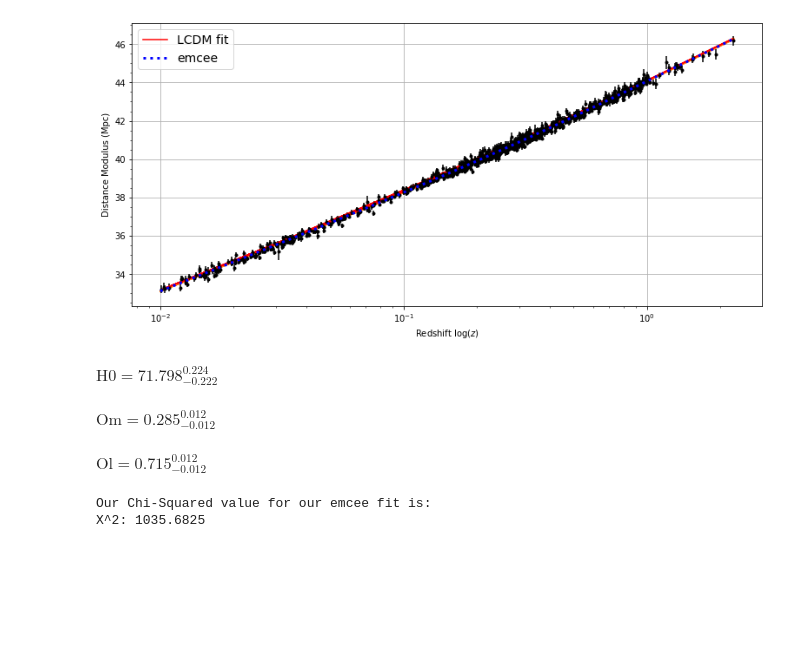
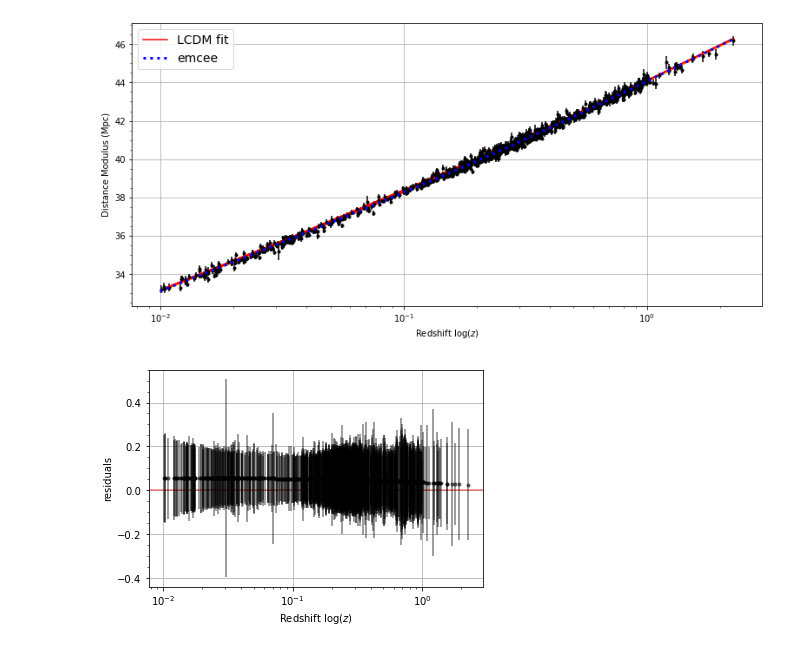
Before and after one commit to paytie/School-Projects, a Jupyter notebook: ASTR 403/Emcee fit.ipynb, the cells around one changed output. Cells and saved outputs as stored; diff of their text form; code cells hidden in the pictures; blank space fills up the shorter version.

```diff
--- a/ASTR 403/Emcee fit.ipynb
+++ b/ASTR 403/Emcee fit.ipynb
@@ -67,7 +69,7 @@ plt.show()
 # %%
-# defining a distance modulus equation that includes the choice between a flat and none flat universe
+# defining a distance modulus equation using astropy
 
-def distance_modulus_LCDM(x, H0, Om, Flat = True):
+def distance_modulus_LCDM(x, H0, Om):
     '''
     x: Redshift array
     H0: Hubble Constant, must be in km/sec/MPC
@@ -78,14 +80,7 @@ def distance_modulus_LCDM(x, H0, Om, Flat = True):
     '''
     from astropy.cosmology import LambdaCDM, FlatLambdaCDM
 
-    if Flat == True:
-        # creating the LCDM model for Flat Universe
-        cosmo = FlatLambdaCDM(H0=H0, Om0=Om)
-
-
-    if Flat == False:
-        # creating the LCDM model for Non-Flat Universe
-        cosmo = LambdaCDM(H0=H0, Om0=Om, Od0=0)
+    cosmo = FlatLambdaCDM(H0=H0, Om0=Om)
 
     # finding distance modulus
     dist_mod = cosmo.distmod(x).value
@@ -277,35 +274,21 @@ plt.xlabel('Redshift $\log(z)$')
 plt.savefig('lcdm_emcee_fit.png')
 # %% [output]
 [figure]
-# %%
-from IPython.display import display, Math
-
-# Printing out H0 and Omega_M
-for i in range(ndim):
-    mcmc = np.percentile(flat_samples[:, i], [16, 50, 84])
-    q = np.diff(mcmc)
-    txt = "\mathrm{{{3}}} = {0:.3f}_{{-{1:.3f}}}^{{{2:.3f}}}"
-    txt = txt.format(mcmc[1], q[0], q[1], labels[i])
-    display(Math(txt))
-
-# Printing out Omega_Lambda
-mcmc = np.percentile(flat_samples[:, 1], [16, 50, 84])
-q = np.diff(mcmc)
-txt = "\mathrm{{{3}}} = {0:.3f}_{{-{1:.3f}}}^{{{2:.3f}}}"
-txt = txt.format(1-mcmc[1], q[0], q[1], 'Ol')
-display(Math(txt))
-
-
-# finding our chi-squared value
-H0_emcee = np.percentile(flat_samples[:, 0], [50])
-Om_emcee = np.percentile(flat_samples[:, 1], [50])
-
-emcee_chi = chi_squared(distance_modulus_LCDM, y, yerr, [zcmb, H0_emcee[0], Om_emcee])
-print('\nOur Chi-Squared value for our emcee fit is:')
-print('X^2:',round(emcee_chi,4))
-# %% [output]
-$\displaystyle \mathrm{H0} = 71.798_{-0.222}^{0.224}$
-$\displaystyle \mathrm{Om} = 0.285_{-0.012}^{0.012}$
-$\displaystyle \mathrm{Ol} = 0.715_{-0.012}^{0.012}$
-Our Chi-Squared value for our emcee fit is:
-X^2: 1035.6825
+# %%
+# plotting the residuals when compared to the original data
+
+# finding the residuals
+r = distance_modulus_LCDM(x, H0, Om) - distance_modulus_LCDM(x, H0_emcee, Om_emcee)
+
+plt.axhline(0, c = 'r', alpha = 0.5)
+plt.errorbar(x = x, y = r, yerr= dmb, fmt = '.', c = 'black', alpha=0.5)
+
+plt.minorticks_on()
+plt.grid()
+plt.xscale('log')
+plt.xlabel('Redshift $\log(z)$')
+plt.ylabel('residuals')
+plt.savefig('lcdm_resid.png')
+plt.show()
+# %% [output]
+[figure, added]
```
Also changed, not shown: parts of 25 cells of this notebook, 5 other files.
